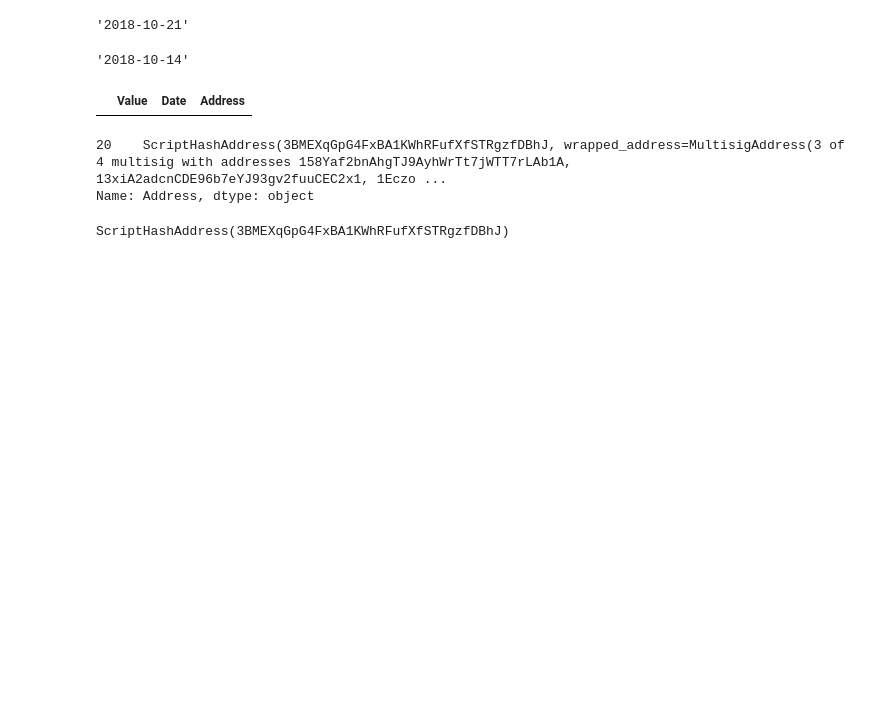
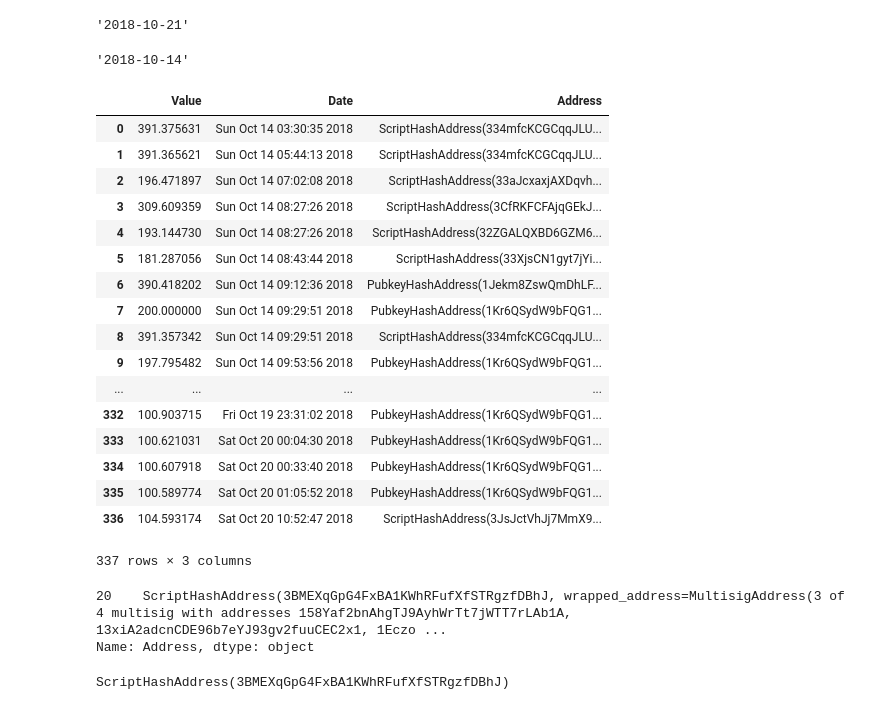
Before and after one commit to fund3/anova-blocksci, a Jupyter notebook: Notes.ipynb, the cells around one changed output. Cells and saved outputs as stored; diff of their text form; code cells hidden in the pictures; blank space fills up the shorter version.

Commit message:
week 13

```diff
--- a/Notes.ipynb
+++ b/Notes.ipynb
@@ -293,10 +293,27 @@ week_ago
 # %%
 # s = get_top_transactions("2018-9-17","2018-9-18")
 
-s = get_top_transactions(week_ago, latest_date)
+s = get_top_transactions(week_ago, latest_date, threshold = 100)
 s
 # %% [output]
 |  | Value | Date | Address |
+| 0 | 391.375631 | Sun Oct 14 03:30:35 2018 | ScriptHashAddress(334mfcKCGCqqJLU... |
+| 1 | 391.365621 | Sun Oct 14 05:44:13 2018 | ScriptHashAddress(334mfcKCGCqqJLU... |
+| 2 | 196.471897 | Sun Oct 14 07:02:08 2018 | ScriptHashAddress(33aJcxaxjAXDqvh... |
+| 3 | 309.609359 | Sun Oct 14 08:27:26 2018 | ScriptHashAddress(3CfRKFCFAjqGEkJ... |
+| 4 | 193.144730 | Sun Oct 14 08:27:26 2018 | ScriptHashAddress(32ZGALQXBD6GZM6... |
+| 5 | 181.287056 | Sun Oct 14 08:43:44 2018 | ScriptHashAddress(33XjsCN1gyt7jYi... |
+| 6 | 390.418202 | Sun Oct 14 09:12:36 2018 | PubkeyHashAddress(1Jekm8ZswQmDhLF... |
+| 7 | 200.000000 | Sun Oct 14 09:29:51 2018 | PubkeyHashAddress(1Kr6QSydW9bFQG1... |
+| 8 | 391.357342 | Sun Oct 14 09:29:51 2018 | ScriptHashAddress(334mfcKCGCqqJLU... |
+| 9 | 197.795482 | Sun Oct 14 09:53:56 2018 | PubkeyHashAddress(1Kr6QSydW9bFQG1... |
+| ... | ... | ... | ... |
+| 332 | 100.903715 | Fri Oct 19 23:31:02 2018 | PubkeyHashAddress(1Kr6QSydW9bFQG1... |
+| 333 | 100.621031 | Sat Oct 20 00:04:30 2018 | PubkeyHashAddress(1Kr6QSydW9bFQG1... |
+| 334 | 100.607918 | Sat Oct 20 00:33:40 2018 | PubkeyHashAddress(1Kr6QSydW9bFQG1... |
+| 335 | 100.589774 | Sat Oct 20 01:05:52 2018 | PubkeyHashAddress(1Kr6QSydW9bFQG1... |
+| 336 | 104.593174 | Sat Oct 20 10:52:47 2018 | ScriptHashAddress(3JsJctVhJj7MmX9... |
+337 rows × 3 columns
 # %%
 address = s[s['Value'] == s['Value'].max()]['Address']
 address
```
Also changed, not shown: parts of 3 cells of this notebook, 3 other files.
